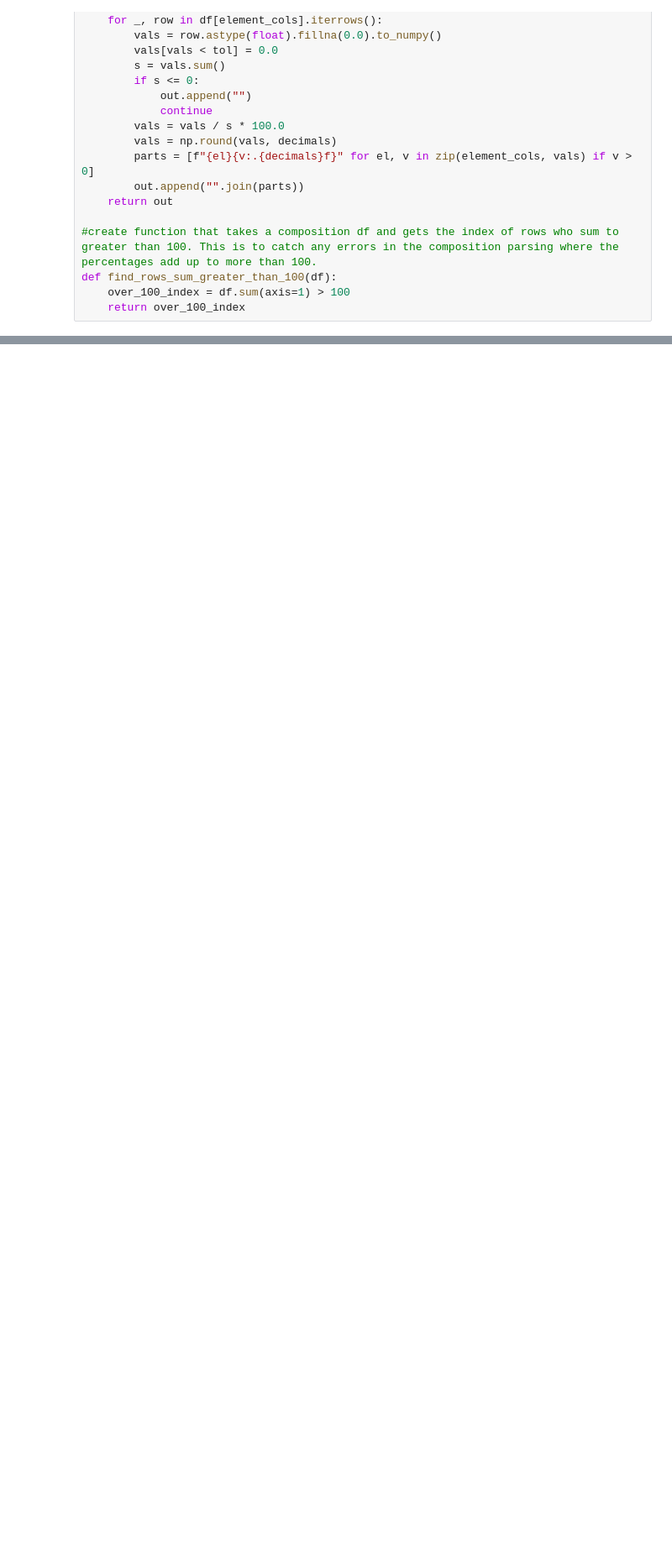
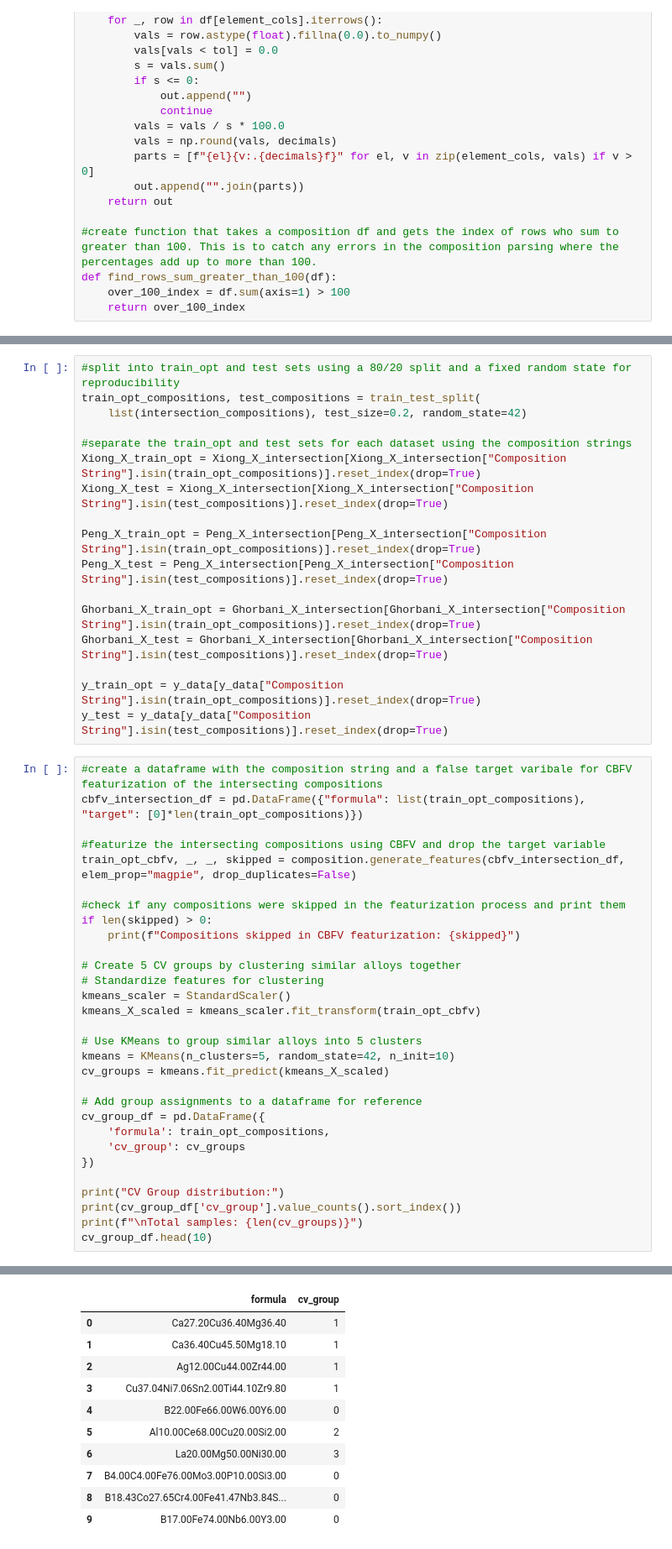
Before and after one commit to CTower87/ML_GFA_Prediction, a Jupyter notebook: Base_line_paper_comparison.ipynb, the cells around one changed output, grey strips where cells are left out. Shown at 84% size. Saved outputs shown, nothing was run; the diff lists cells and outputs as text; blank space fills up the shorter version.

```diff
--- a/Base_line_paper_comparison.ipynb
+++ b/Base_line_paper_comparison.ipynb
@@ -252,0 +629,48 @@ Number of rows dropped from Ghorbani dataset after processing: 54
+# %%
+#split into train_opt and test sets using a 80/20 split and a fixed random state for reproducibility
+train_opt_compositions, test_compositions = train_test_split(
+    list(intersection_compositions), test_size=0.2, random_state=42)
+
+#separate the train_opt and test sets for each dataset using the composition strings
+Xiong_X_train_opt = Xiong_X_intersection[Xiong_X_intersection["Composition String"].isin(train_opt_compositions)].reset_index(drop=True)
+Xiong_X_test = Xiong_X_intersection[Xiong_X_intersection["Composition String"].isin(test_compositions)].reset_index(drop=True)
+
+Peng_X_train_opt = Peng_X_intersection[Peng_X_intersection["Composition String"].isin(train_opt_compositions)].reset_index(drop=True)
+Peng_X_test = Peng_X_intersection[Peng_X_intersection["Composition String"].isin(test_compositions)].reset_index(drop=True)
+
+Ghorbani_X_train_opt = Ghorbani_X_intersection[Ghorbani_X_intersection["Composition String"].isin(train_opt_compositions)].reset_index(drop=True)
+Ghorbani_X_test = Ghorbani_X_intersection[Ghorbani_X_intersection["Composition String"].isin(test_compositions)].reset_index(drop=True)
+
+y_train_opt = y_data[y_data["Composition String"].isin(train_opt_compositions)].reset_index(drop=True)
+y_test = y_data[y_data["Composition String"].isin(test_compositions)].reset_index(drop=True)
+# %%
+#create a dataframe with the composition string and a false target varibale for CBFV featurization of the intersecting compositions
+cbfv_intersection_df = pd.DataFrame({"formula": list(train_opt_compositions), "target": [0]*len(train_opt_compositions)})
+
+#featurize the intersecting compositions using CBFV and drop the target variable
+train_opt_cbfv, _, _, skipped = composition.generate_features(cbfv_intersection_df, elem_prop="magpie", drop_duplicates=False)
+
+#check if any compositions were skipped in the featurization process and print them
+if len(skipped) > 0:
+    print(f"Compositions skipped in CBFV featurization: {skipped}")
+
+# Create 5 CV groups by clustering similar alloys together
+# Standardize features for clustering
+kmeans_scaler = StandardScaler()
+kmeans_X_scaled = kmeans_scaler.fit_transform(train_opt_cbfv)
+
+# Use KMeans to group similar alloys into 5 clusters
+kmeans = KMeans(n_clusters=5, random_state=42, n_init=10)
+cv_groups = kmeans.fit_predict(kmeans_X_scaled)
+
+# Add group assignments to a dataframe for reference
+cv_group_df = pd.DataFrame({
+    'formula': train_opt_compositions,
+    'cv_group': cv_groups
+})
+
+print("CV Group distribution:")
+print(cv_group_df['cv_group'].value_counts().sort_index())
+print(f"\nTotal samples: {len(cv_groups)}")
+cv_group_df.head(10)
+# %% [output]
@@ -252,0 +689,11 @@ Number of rows dropped from Ghorbani dataset after processing: 54
+|  | formula | cv_group |
+| 0 | Ca27.20Cu36.40Mg36.40 | 1 |
+| 1 | Ca36.40Cu45.50Mg18.10 | 1 |
+| 2 | Ag12.00Cu44.00Zr44.00 | 1 |
+| 3 | Cu37.04Ni7.06Sn2.00Ti44.10Zr9.80 | 1 |
+| 4 | B22.00Fe66.00W6.00Y6.00 | 0 |
+| 5 | Al10.00Ce68.00Cu20.00Si2.00 | 2 |
+| 6 | La20.00Mg50.00Ni30.00 | 3 |
+| 7 | B4.00C4.00Fe76.00Mo3.00P10.00Si3.00 | 0 |
+| 8 | B18.43Co27.65Cr4.00Fe41.47Nb3.84S... | 0 |
+| 9 | B17.00Fe74.00Nb6.00Y3.00 | 0 |
```
Also changed, not shown: parts of 12 cells of this notebook, 4 other files.
